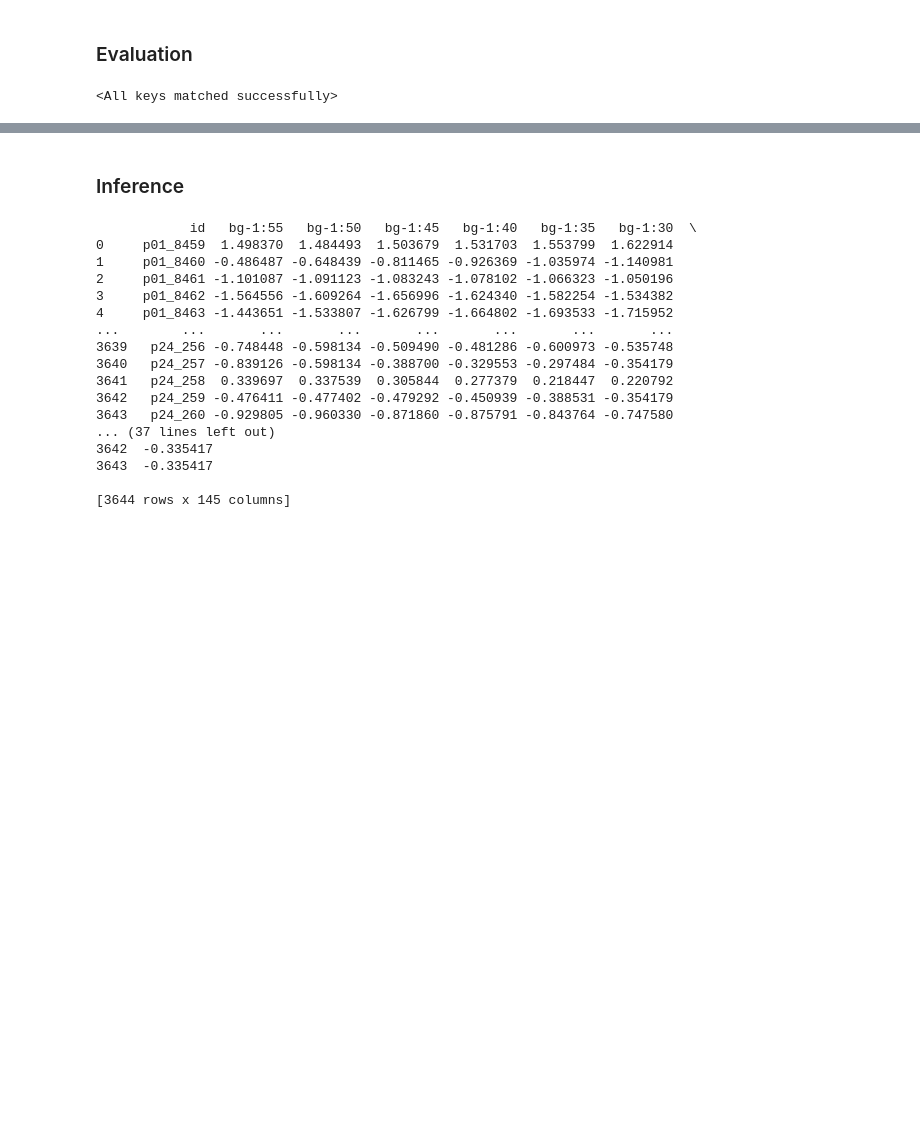
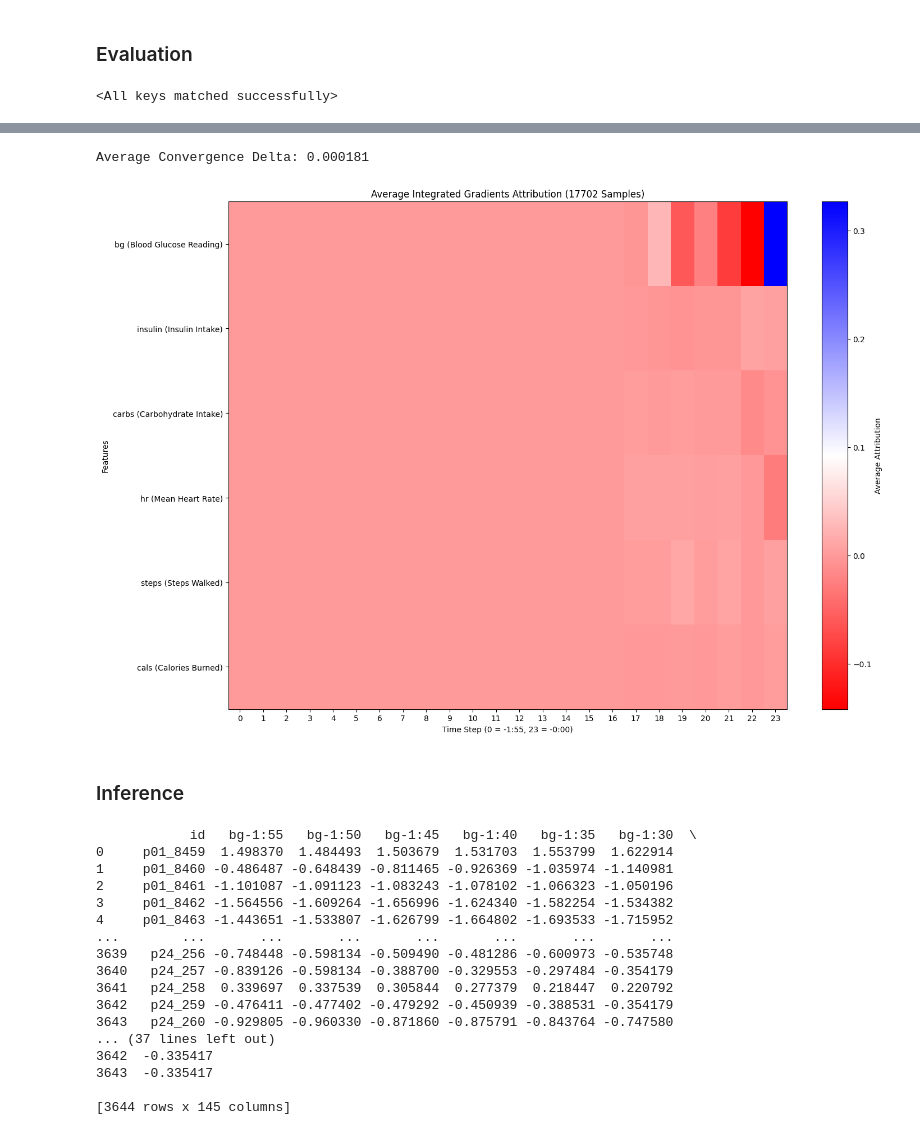
Before and after one commit to verneylmavt/st-blood-sugar-spike-prediction, a Jupyter notebook: assignment_data_mining_TCN_Elvern Neylmav T.ipynb, the cells around one changed output, grey strips where cells are left out. Drawn from its saved outputs; the diff is of its cells as text; code cells hidden in the pictures; blank space fills up the shorter version.

```diff
--- a/assignment_data_mining_TCN_Elvern Neylmav T.ipynb
+++ b/assignment_data_mining_TCN_Elvern Neylmav T.ipynb
@@ -453,0 +461,3 @@ Test CCC: 0.7403
+# %%
+model.load_state_dict(torch.load('./.export/checkpoint-aug-tcn.pt'))
+model.eval()
@@ -453,0 +482,7 @@ Test CCC: 0.7403
+# %%
+sensor_names = ["bg (Blood Glucose Reading)",
+                "insulin (Insulin Intake)",
+                "carbs (Carbohydrate Intake)",
+                "hr (Mean Heart Rate)",
+                "steps (Steps Walked)",
+                "cals (Calories Burned)"]
@@ -454,3 +527,23 @@ Test CCC: 0.7403
+# %%
+n_samples, avg_attr, delta_list = avg_ig_values(model, test_loader=test_loader)
+# %%
+print(f"Average Convergence Delta: {np.mean(delta_list):.6f}")
+# %% [output]
+Average Convergence Delta: 0.000181
+# %%
+plt.figure(figsize=(15, 10))
+plt.imshow(avg_attr.T, aspect='auto', cmap='bwr_r', interpolation='nearest')
+plt.colorbar(label='Average Attribution')
+plt.xlabel("Time Step (0 = -1:55, 23 = -0:00)")
+plt.ylabel("Features")
+plt.title(f"Average Integrated Gradients Attribution ({n_samples} Samples)")
+plt.xticks(range(24))
+plt.yticks(range(6), sensor_names)
+plt.grid(False)
+plt.tight_layout()
+plt.show()
+# %% [output]
+[figure, added]
 # %% [markdown]
 ### Inference
 # %%
```
Also changed, not shown: parts of 13 cells of this notebook, 10 other files.
